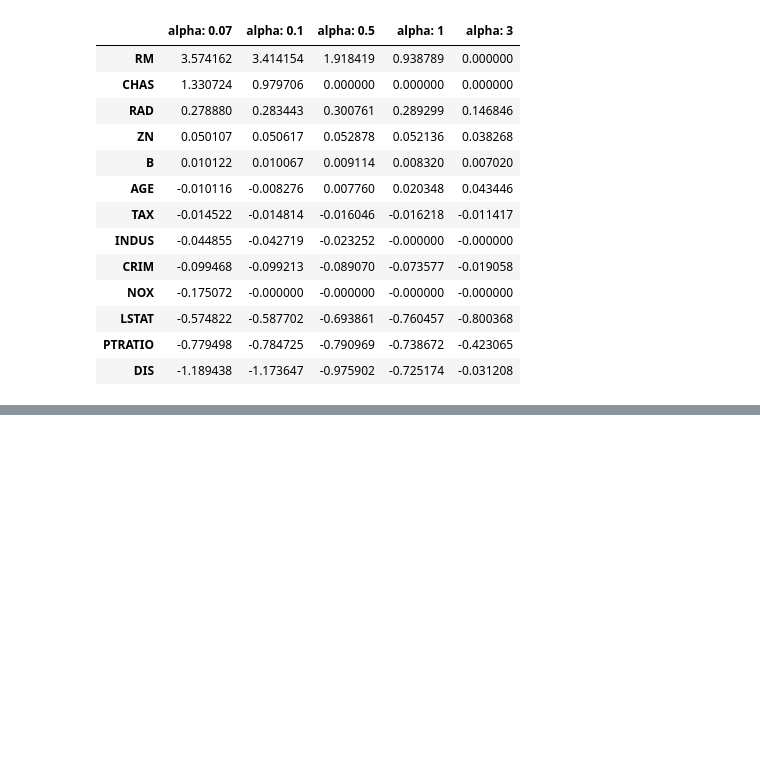
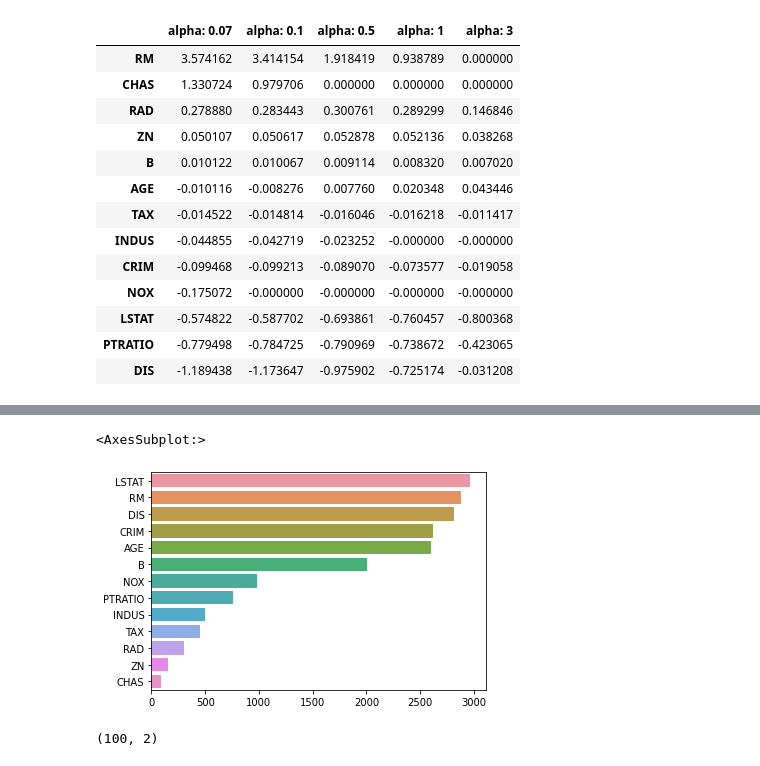
Before and after one commit to llewyn-jh/regression, a Jupyter notebook: regression.ipynb, the cells around one changed output, grey strips where cells are left out. Saved outputs shown, nothing was run; the diff lists cells and outputs as text; code cells hidden in the pictures; blank space fills up the shorter version.

```diff
--- a/regression.ipynb
+++ b/regression.ipynb
@@ -328,0 +462,16 @@ coeff_elastic_df.sort_values(by='alpha: 0.07', ascending=False)
+# %%
+lgb_reg = LGBMRegressor(n_estimators=1000)
+lgb_reg.fit(x_data, y_target)
+
+feature_series = pd.Series(data=lgb_reg.feature_importances_, index=x_data.columns)
+feature_series = feature_series.sort_values(ascending=False)
+sns.barplot(x=feature_series, y=feature_series.index)
+# %% [output]
+<AxesSubplot:>
+[figure, added]
+# %%
+boston_sample_df = boston_df[['RM', 'PRICE']]
+boston_sample_df = boston_sample_df.sample(n=100, random_state=0)
+boston_sample_df.shape
+# %% [output]
+(100, 2)
```
Also changed, not shown: parts of 25 cells of this notebook.
